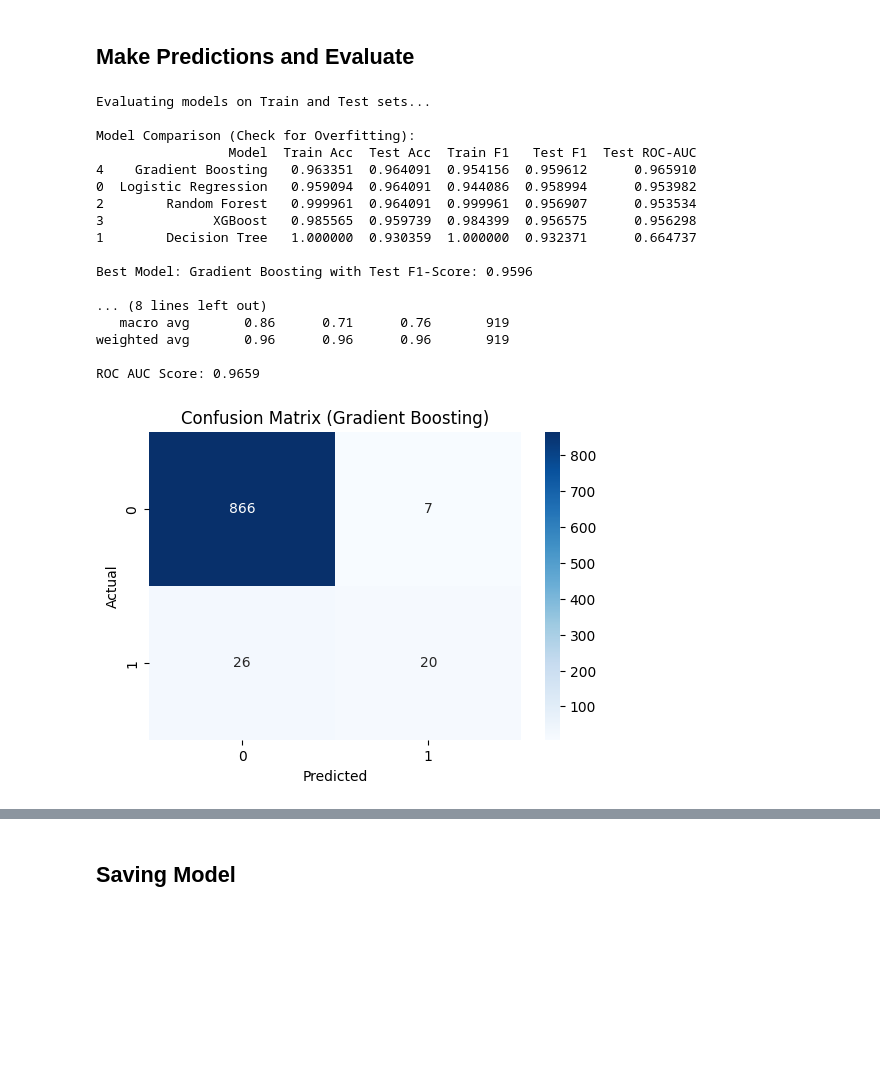
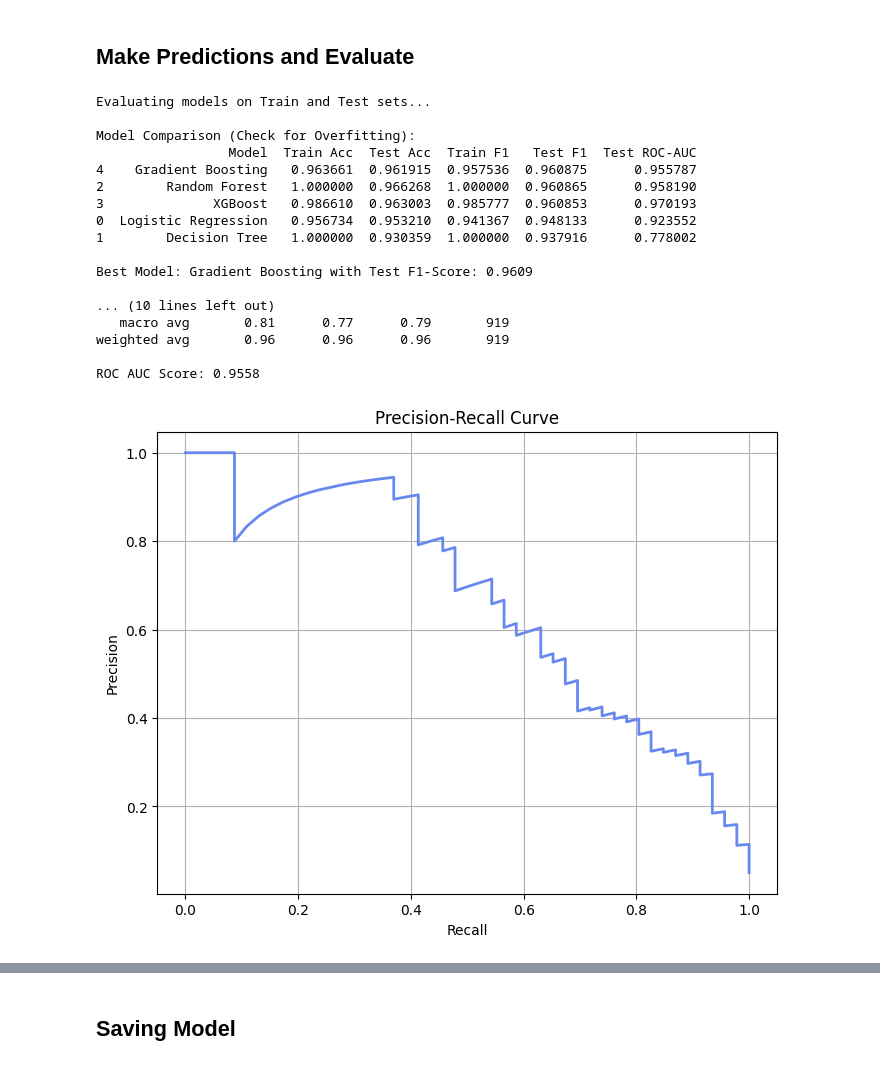
Before and after one commit to heyisula/f1, a Jupyter notebook: train.ipynb, the cells around one changed output, grey strips where cells are left out. Cells and saved outputs as stored; diff of their text form; code cells hidden in the pictures; blank space fills up the shorter version.

```diff
--- a/train.ipynb
+++ b/train.ipynb
@@ -52,20 +51,17 @@ Main Dataframe Shape: (26759, 32)
 - Convert data types (dates, numerics)
 # %%
 # Replace '\N' with NaN
-df.replace('\\N', np.nan, inplace=True)
-
+df.replace('\\\\N', np.nan, inplace=True)
 # Convert date columns
 df['date'] = pd.to_datetime(df['date'])
 df['dob'] = pd.to_datetime(df['dob'])
-
 # Convert numeric columns that might be strings
 numeric_cols = ['grid', 'positionOrder', 'points', 'laps']
 for col in numeric_cols:
     df[col] = pd.to_numeric(df[col], errors='coerce')
 
 # Fill NaNs if appropriate (e.g. 0 points)
-df['points'].fillna(0, inplace=True)
-
+df = df.fillna({'points': 0})
 print(df.info())
 # %% [output]
 <class 'pandas.DataFrame'>
@@ -216,4 +186,16 @@ X_test = test[features]
 y_test = test[target]
 
 print(f"Train shape: {X_train.shape}, Test shape: {X_test.shape}")
+
+#Adding Feature Scaling
+scaler = StandardScaler()
+numerical_features = ['grid', 'cumulative_points', 'laps', 'driver_age']
+
+X_train_scaled = X_train.copy()
+X_test_scaled = X_test.copy()
+X_train_scaled[numerical_features] = scaler.fit_transform(X_train[numerical_features])
+X_test_scaled[numerical_features] = scaler.transform(X_test[numerical_features])
+
+X_train = X_train_scaled
+X_test = X_test_scaled
 # %% [output]
@@ -322,13 +286,11 @@ for name, model in models.items():
     y_pred_train = model.predict(X_train)
     acc_train = accuracy_score(y_train, y_pred_train)
     f1_train = f1_score(y_train, y_pred_train, average='weighted')
-
     try:
         y_prob_test = model.predict_proba(X_test)[:, 1]
         roc_test = roc_auc_score(y_test, y_prob_test)
     except:
         roc_test = 0
-
     results.append({
         'Model': name,
         'Train Acc': acc_train,
@@ -337,7 +299,6 @@ for name, model in models.items():
         'Test F1': f1_test,
         'Test ROC-AUC': roc_test
     })
-
     if f1_test > best_f1:
         best_f1 = f1_test
         best_model_name = name
@@ -350,41 +311,73 @@ results_df = results_df[['Model', 'Train Acc', 'Test Acc', 'Train F1', 'Test F1'
 print(results_df.sort_values(by='Test F1', ascending=False))
 
 print(f"\nBest Model: {best_model_name} with Test F1-Score: {best_f1:.4f}")
 
-# Detailed Evaluation of the Best Model
+#Adding CV
+cv_scores = cross_val_score(best_model, X_train, y_train, cv=5, scoring='f1_weighted')
+print(f"\nCross-Validation F1 Scores: {cv_scores.mean():.4f} (+/- {cv_scores.std():.4f})")
+
 print(f"\nDetailed Evaluation for {best_model_name}:")
 y_pred = best_model.predict(X_test)
 y_prob = best_model.predict_proba(X_test)[:, 1]
 
 print("Classification Report:")
 print(classification_report(y_test, y_pred))
 
 print(f"ROC AUC Score: {roc_auc_score(y_test, y_prob):.4f}")
 
+#Precision Recall Curve
+precision, recall, thresholds = precision_recall_curve(y_test, y_prob)
+plt.figure(figsize=(8, 6))
+plt.plot(recall, precision, linewidth=2)
+plt.xlabel('Recall')
+plt.ylabel('Precision')
+plt.title('Precision-Recall Curve')
+plt.grid(True)
+plt.savefig('out/images/precision_recall_curve.png')
+plt.show()
+
+#Feature Importance
+if hasattr(best_model, 'feature_importances_'):
+    importance_df = pd.DataFrame({
+        'feature': features,
+        'importance': best_model.feature_importances_
+    }).sort_values('importance', ascending=False)
+    print("\nFeature Importance:")
+    print(importance_df)
+
+    plt.figure(figsize=(10, 6))
+    sns.barplot(data=importance_df, x='importance', y='feature')
+    plt.title(f'Feature Importance ({best_model_name})')
+    plt.xlabel('Importance')
+    plt.tight_layout()
+    plt.savefig('out/images/feature_importance.png')
+    plt.show()
+
+
 # Plot Confusion Matrix
 plt.figure(figsize=(6, 4))
 sns.heatmap(confusion_matrix(y_test, y_pred), annot=True, fmt='d', cmap='Blues')
 plt.title(f'Confusion Matrix ({best_model_name})')
 plt.ylabel('Actual')
 plt.xlabel('Predicted')
 plt.savefig('out/images/confusion_matrix.png')
 plt.show()
 # %% [output]
 Evaluating models on Train and Test sets...
 
 Model Comparison (Check for Overfitting):
                  Model  Train Acc  Test Acc  Train F1   Test F1  Test ROC-AUC
-4    Gradient Boosting   0.963351  0.964091  0.954156  0.959612      0.965910
-0  Logistic Regression   0.959094  0.964091  0.944086  0.958994      0.953982
-2        Random Forest   0.999961  0.964091  0.999961  0.956907      0.953534
-3              XGBoost   0.985565  0.959739  0.984399  0.956575      0.956298
-1        Decision Tree   1.000000  0.930359  1.000000  0.932371      0.664737
+4    Gradient Boosting   0.963661  0.961915  0.957536  0.960875      0.955787
+2        Random Forest   1.000000  0.966268  1.000000  0.960865      0.958190
+3              XGBoost   0.986610  0.963003  0.985777  0.960853      0.970193
+0  Logistic Regression   0.956734  0.953210  0.941367  0.948133      0.923552
+1        Decision Tree   1.000000  0.930359  1.000000  0.937916      0.778002
 
-Best Model: Gradient Boosting with Test F1-Score: 0.9596
+Best Model: Gradient Boosting with Test F1-Score: 0.9609
 
-... (8 lines left out)
-   macro avg       0.86      0.71      0.76       919
+... (10 lines left out)
+   macro avg       0.81      0.77      0.79       919
 weighted avg       0.96      0.96      0.96       919
 
-ROC AUC Score: 0.9659
+ROC AUC Score: 0.9558
-[figure, old version]
+[figure, new version]
```
Also changed, not shown: parts of 10 cells of this notebook, 8 other files.
